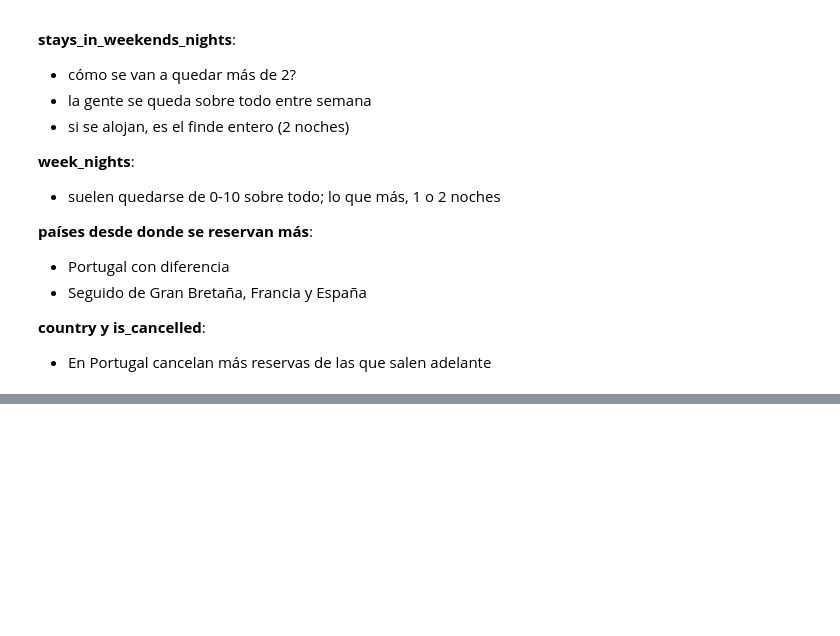
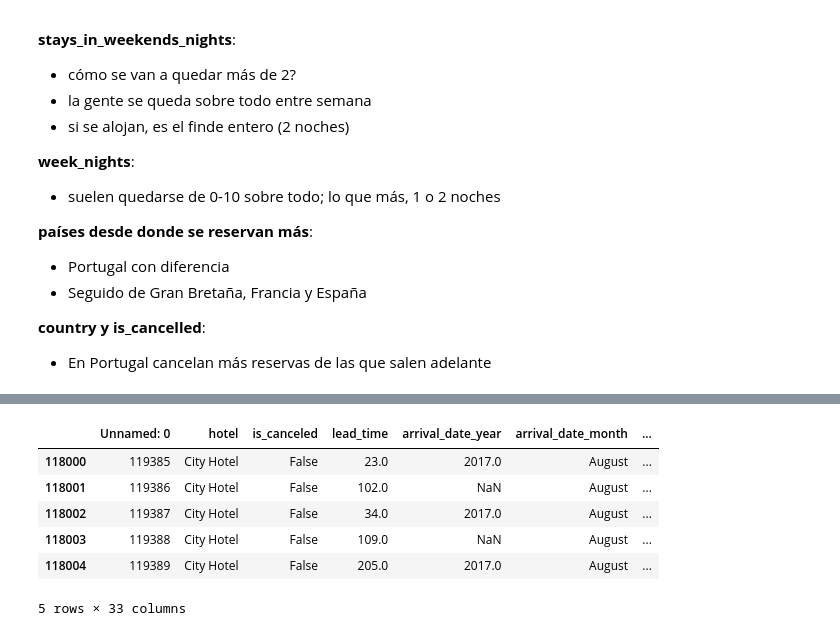
Before and after one commit to icorreald/project-da-promo-g-modulo-4-equipo-1, a Jupyter notebook: notebooks-trabajo/isa.ipynb, the cells around one changed output, grey strips where cells are left out. Cells and saved outputs as stored; diff of their text form; code cells hidden in the pictures; blank space fills up the shorter version.

```diff
--- a/notebooks-trabajo/isa.ipynb
+++ b/notebooks-trabajo/isa.ipynb
@@ -249,3 +249,9 @@ print("Valor p:", valor_p)
 
 **country y is_cancelled**:
 - En Portugal cancelan más reservas de las que salen adelante
+# %%
+import pandas as pd
+import numpy as np
+
+
+df =pd.read_csv('../df_primera_limpieza.csv')
@@ -251,0 +310,10 @@ print("Valor p:", valor_p)
+# %%
+df.tail()
+# %% [output]
+|  | Unnamed: 0 | hotel | is_canceled | lead_time | arrival_date_year | arrival_date_month | ... |
+| 118000 | 119385 | City Hotel | False | 23.0 | 2017.0 | August | ... |
+| 118001 | 119386 | City Hotel | False | 102.0 | NaN | August | ... |
+| 118002 | 119387 | City Hotel | False | 34.0 | 2017.0 | August | ... |
+| 118003 | 119388 | City Hotel | False | 109.0 | NaN | August | ... |
+| 118004 | 119389 | City Hotel | False | 205.0 | 2017.0 | August | ... |
+5 rows × 33 columns
```
Also changed, not shown: parts of 6 cells of this notebook, 6 other files.
